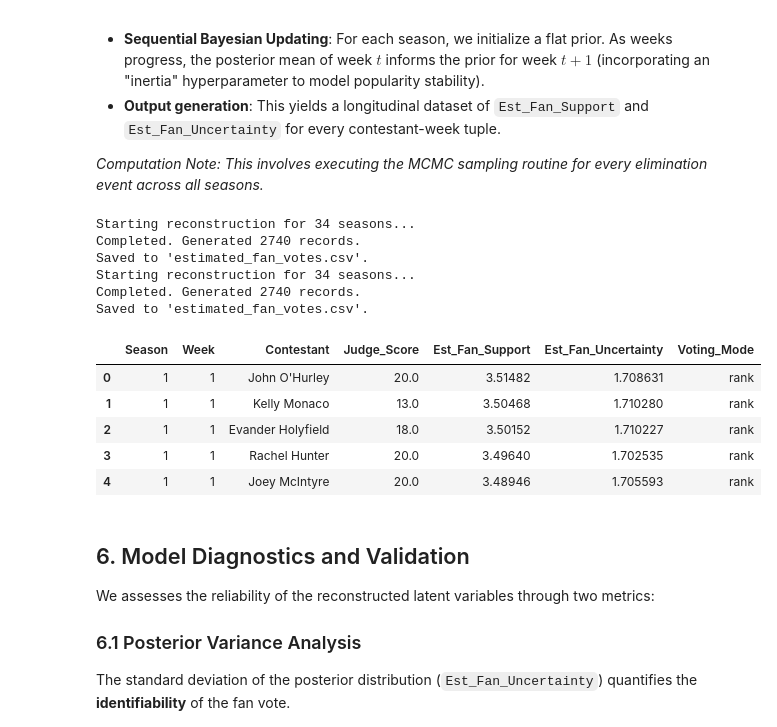
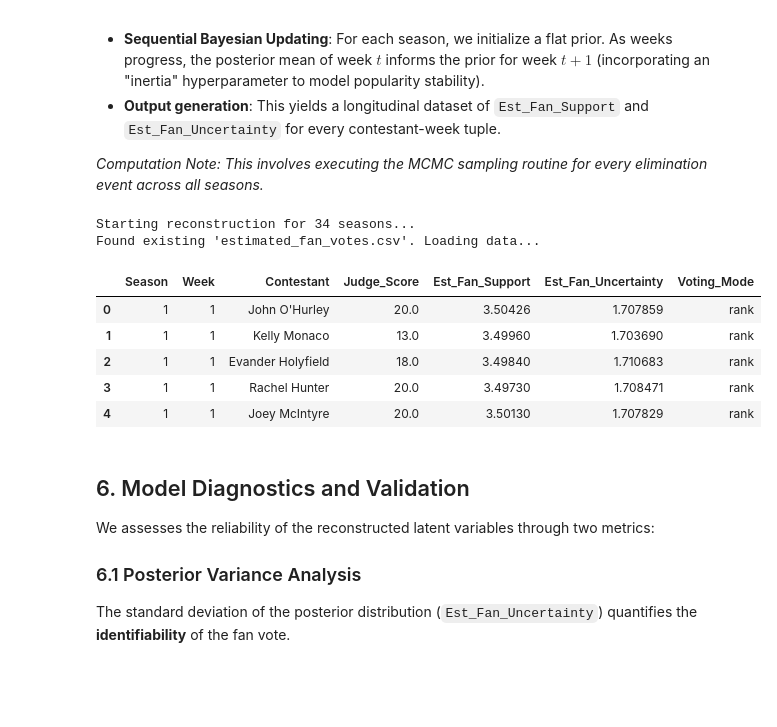
Before and after one commit to Mirakelor/Data-With-The-Stars, a Jupyter notebook: Analysis_MCM_Problem_C.ipynb, the cells around one changed output. Cells and saved outputs as stored; diff of their text form; code cells hidden in the pictures; blank space fills up the shorter version.

```diff
--- a/Analysis_MCM_Problem_C.ipynb
+++ b/Analysis_MCM_Problem_C.ipynb
@@ -361,57 +361,62 @@ Having validated the Bayesian inference engine on singular cases, we now scale t
 # %%
 # --- Main Historical Reconstruction Loop (Sequential) ---
 
 full_history_stats = []
 seasons = sorted(df_weekly['Season'].unique())
 
 print(f"Starting reconstruction for {len(seasons)} seasons...")
 
-for s in seasons:
-    weeks = sorted(df_weekly[df_weekly['Season'] == s]['Week'].unique())
-    current_season_priors = {}
+# SKIP SIMULATION IF FILE EXISTS TO SAVE TIME
+import os
+if os.path.exists('estimated_fan_votes.csv'):
+    print("Found existing 'estimated_fan_votes.csv'. Loading data...")
+    df_estimated_full = pd.read_csv('estimated_fan_votes.csv')
+else:
+    print("No existing data found. Running simulation (this may take a long time)...")
+    for s in seasons:
+        weeks = sorted(df_weekly[df_weekly['Season'] == s]['Week'].unique())
+        current_season_priors = {}
 
-    for w in weeks:
-        # Increased samples to 50,000 for higher-fidelity reconstruction
-        feasible, names, mode = simulate_fan_votes(s, w, num_samples=50000, prior_support=current_season_priors)
+        for w in weeks:
+            # Increased samples to 50,000 for higher-fidelity reconstruction
+            feasible, names, mode = simulate_fan_votes(s, w, num_samples=50000, prior_support=current_season_priors)
 
-        if feasible is not None and len(feasible) > 0:
-            means = feasible.mean(axis=0)
-            stds = feasible.std(axis=0)
+            if feasible is not None and len(feasible) > 0:
+                means = feasible.mean(axis=0)
+                stds = feasible.std(axis=0)
 
-            for i, name in enumerate(names):
-                current_season_priors[name] = means[i]
+                for i, name in enumerate(names):
+                    current_season_priors[name] = means[i]
 
-                full_history_stats.append({
-                    'Season': s,
-                    'Week': w,
-                    'Contestant': name,
-                    'Judge_Score': df_weekly[(df_weekly['Season'] == s) & (df_weekly['Week'] == w) & (df_weekly['Contestant'] == name)]['JudgeScore'].values[0],
-                    'Est_Fan_Support': means[i],
-                    'Est_Fan_Uncertainty': stds[i],
-                    'Voting_Mode': mode
-                })
+                    full_history_stats.append({
+                        'Season': s,
+                        'Week': w,
+                        'Contestant': name,
+                        'Judge_Score': df_weekly[(df_weekly['Season'] == s) & (df_weekly['Week'] == w) & (df_weekly['Contestant'] == name)]['JudgeScore'].values[0],
+                        'Est_Fan_Support': means[i],
+                        'Est_Fan_Uncertainty': stds[i],
+                        'Voting_Mode': mode
+                    })
 
-# Save Results
-df_estimated_full = pd.DataFrame(full_history_stats)
-df_estimated_full.to_csv('estimated_fan_votes.csv', index=False)
+    # Save Results
+    if full_history_stats:
+        df_estimated_full = pd.DataFrame(full_history_stats)
+        df_estimated_full.to_csv('estimated_fan_votes.csv', index=False)
+        print(f"Completed. Generated {len(df_estimated_full)} records.")
+        print("Saved to 'estimated_fan_votes.csv'.")
+
+# Merge for analysis
 df_full_analysis = pd.merge(df_weekly, df_estimated_full, on=['Season', 'Week', 'Contestant'], how='left')
-
-print(f"Completed. Generated {len(df_estimated_full)} records.")
-print("Saved to 'estimated_fan_votes.csv'.")
 display(df_estimated_full.head())
 # %% [output]
 Starting reconstruction for 34 seasons...
-Completed. Generated 2740 records.
-Saved to 'estimated_fan_votes.csv'.
-Starting reconstruction for 34 seasons...
-Completed. Generated 2740 records.
-Saved to 'estimated_fan_votes.csv'.
+Found existing 'estimated_fan_votes.csv'. Loading data...
 |  | Season | Week | Contestant | Judge_Score | Est_Fan_Support | Est_Fan_Uncertainty | Voting_Mode |
-| 0 | 1 | 1 | John O'Hurley | 20.0 | 3.51482 | 1.708631 | rank |
-| 1 | 1 | 1 | Kelly Monaco | 13.0 | 3.50468 | 1.710280 | rank |
-| 2 | 1 | 1 | Evander Holyfield | 18.0 | 3.50152 | 1.710227 | rank |
-| 3 | 1 | 1 | Rachel Hunter | 20.0 | 3.49640 | 1.702535 | rank |
-| 4 | 1 | 1 | Joey McIntyre | 20.0 | 3.48946 | 1.705593 | rank |
+| 0 | 1 | 1 | John O'Hurley | 20.0 | 3.50426 | 1.707859 | rank |
+| 1 | 1 | 1 | Kelly Monaco | 13.0 | 3.49960 | 1.703690 | rank |
+| 2 | 1 | 1 | Evander Holyfield | 18.0 | 3.49840 | 1.710683 | rank |
+| 3 | 1 | 1 | Rachel Hunter | 20.0 | 3.49730 | 1.708471 | rank |
+| 4 | 1 | 1 | Joey McIntyre | 20.0 | 3.50130 | 1.707829 | rank |
 # %% [markdown]
 ## 6. Model Diagnostics and Validation
 
```
Also changed, not shown: parts of 7 cells of this notebook, 2 other files.
